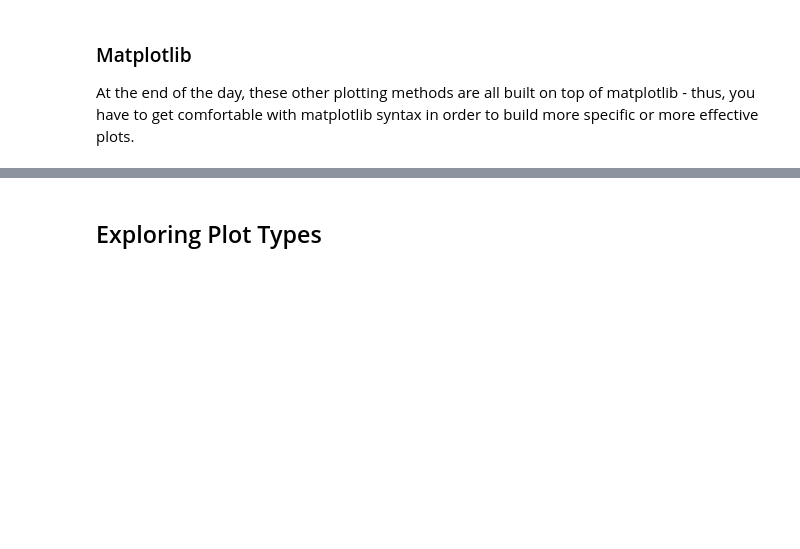
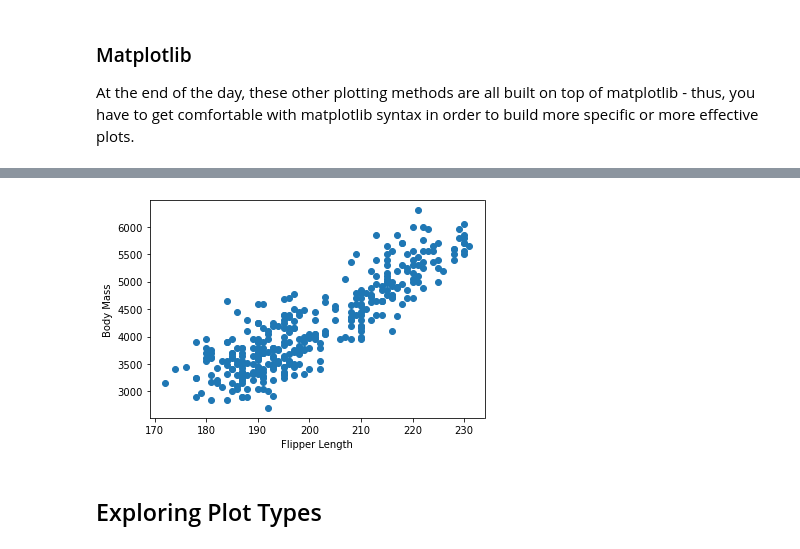
Before and after one commit to flatiron-school/DS-Live-040422, a Jupyter notebook: Phase1/09-PlottingWithPandas.ipynb, the cells around one changed output, grey strips where cells are left out. Cells and saved outputs as stored; diff of their text form; code cells hidden in the pictures; blank space fills up the shorter version.

```diff
--- a/Phase1/09-PlottingWithPandas.ipynb
+++ b/Phase1/09-PlottingWithPandas.ipynb
@@ -125,7 +181,17 @@ At the end of the day, these other plotting methods are all built on top of matp
 # %%
 # This is the other plotting syntax. Note that plt.subplots()
 # returns two things: the figure object and the axis object
 # This option gives you the MOST flexibility and access to matplotlib elements!
+fig, ax = plt.subplots()
+ax.scatter(x=penguins['flipper_length_mm'], y = penguins['body_mass_g'])
+
+ax.set_xlabel('Flipper Length')
+ax.set_ylabel('Body Mass')
+
+plt.show()
+#Gets rid of output text at the top
+# %% [output]
+[figure, added]
 # %% [markdown]
 ## Exploring Plot Types
 # %% [markdown]
```
Also changed, not shown: parts of 8 cells of this notebook, 9 other files.
